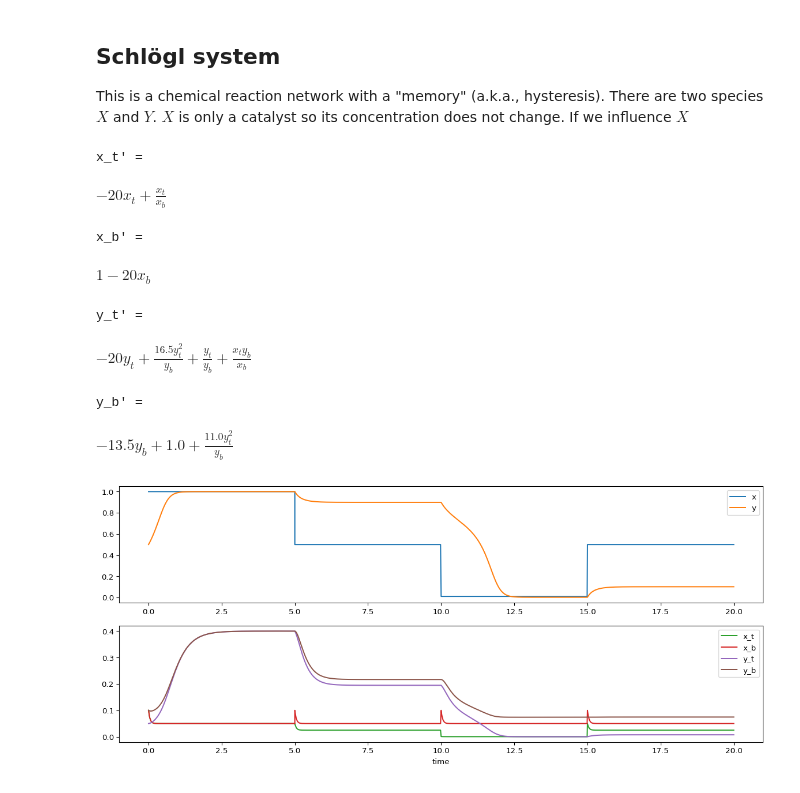
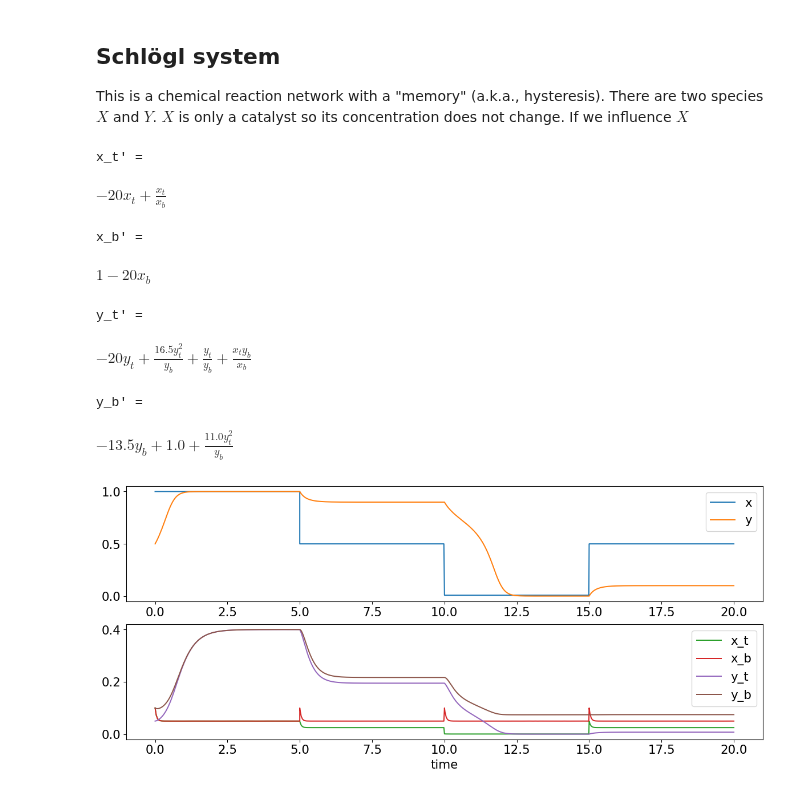
Before and after one commit to UC-Davis-molecular-computing/ode2tn, a Jupyter notebook: notebook.ipynb, the cells around one changed output. Cells and saved outputs as stored; diff of their text form; code cells hidden in the pictures.

```diff
--- a/notebook.ipynb
+++ b/notebook.ipynb
@@ -1,5 +1,8 @@
 # %% [markdown]
 # Polynomial ODE to transcriptional network examples
+# %%
+import matplotlib
+matplotlib.rcParams.update({'font.size': 16})
 # %% [markdown]
 ## Sine-cosine oscillator
 
@@ -186,33 +224,35 @@ for sym, expr in tn_odes.items():
 # print(f'after reducing t/b values by 10x: {tn_inits=}')
 figsize = (15, 6)
 
 # The `resets` parameter allows one to step in at pre-defined times and alter the value of variables.
 # Below, we set x to 0.5 at time 5, to 0.01 at time 10, and to 0.5 at time 15.
 # Variables can be original (x) or new (x_t, x_b). If new, the value is simply set.
 # If an original variable set to value `val`, it is set the same way initial values are calculated:
 # `x_t` is set to `scale*val`, and `x_b` is set to `scale`.
 # This is used to show the "memory":
 # x starts "large" (1).
 # The first time we set x to 0.5, y stays large (around 0.9).
 # We then set x very low, which changes y to about 0.
 # When we set x back to 0.5, and the system remembers that we previously made x low,
 # keeping y low (around 0.1), unlike the first time we set x to 0.5.
 resets = {
     5:  {x: 0.5},
     10: {x: 0.01},
     15: {x: 0.5},
 }
 scale = 0.1
-plot_tn(odes, inits, gamma=gamma, beta=beta, scale=scale,
-        t_eval=t_eval, resets=resets, figure_size=figsize,
+plot_tn(odes, inits, t_eval, gamma=gamma, beta=beta, scale=scale,
+        resets=resets, figure_size=figsize,
         symbols_to_plot=[[x,y], [xt,xb,yt,yb]])
+import matplotlib.pyplot as plt
+plt.savefig("schlogl-plot.pdf", format="pdf", bbox_inches="tight")
 # %% [output]
 x_t' =
 $\displaystyle - 20 x_{t} + \frac{x_{t}}{x_{b}}$
 x_b' =
 $\displaystyle 1 - 20 x_{b}$
 y_t' =
 $\displaystyle - 20 y_{t} + \frac{16.5 y_{t}^{2}}{y_{b}} + \frac{y_{t}}{y_{b}} + \frac{x_{t} y_{b}}{x_{b}}$
 y_b' =
 $\displaystyle - 13.5 y_{b} + 1.0 + \frac{11.0 y_{t}^{2}}{y_{b}}$
-[figure, old version]
+[figure, new version]
```
Also changed, not shown: parts of 5 cells of this notebook, 1 other file.
